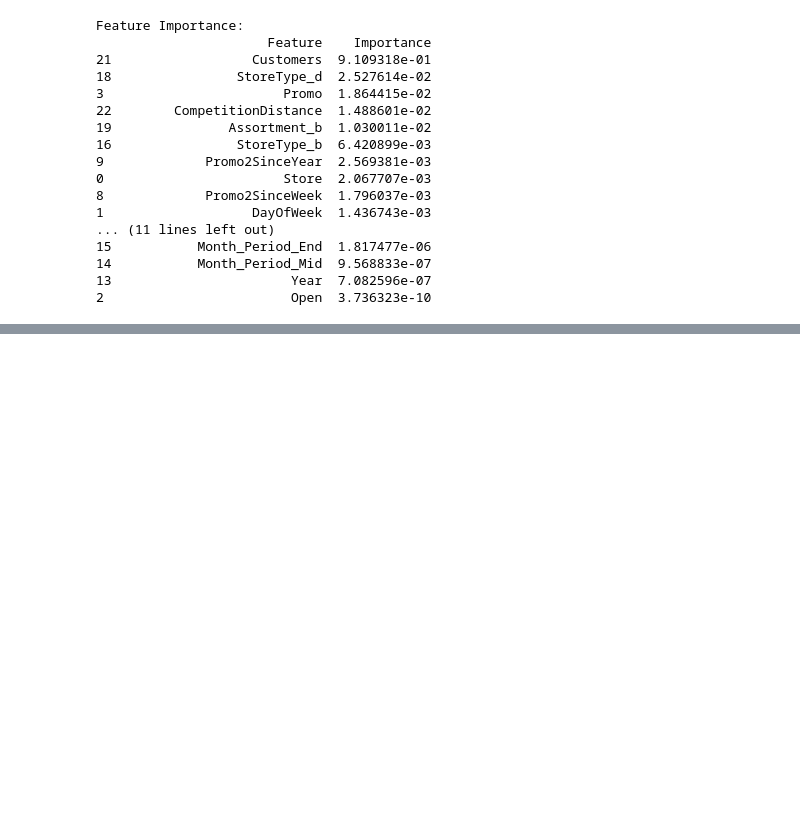
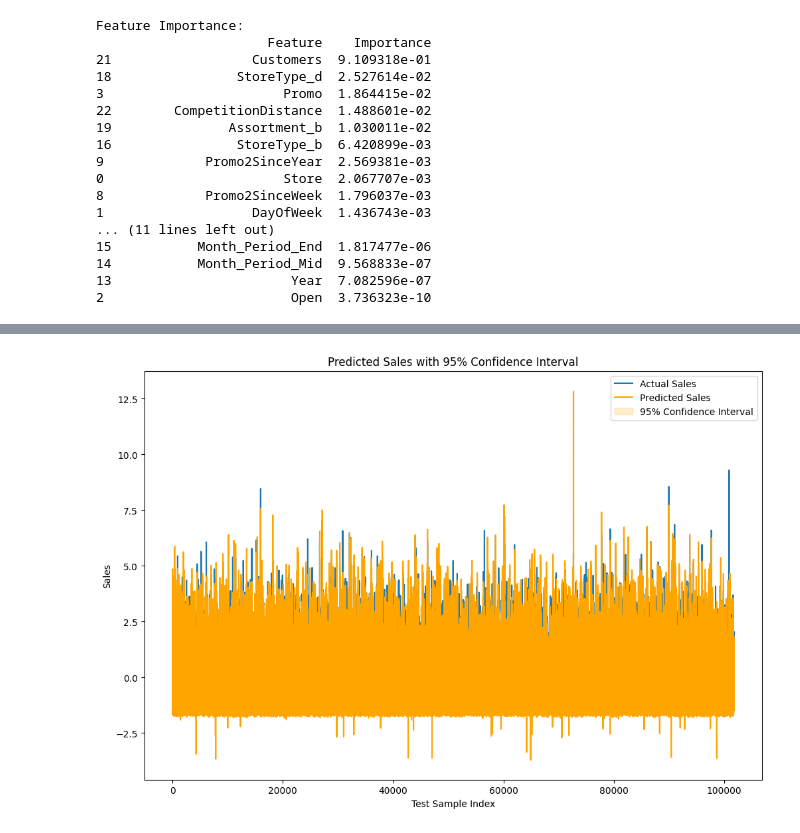
Before and after one commit to beza-lab/KAIM-WEEK-4, a Jupyter notebook: notebooks/task2_prediction_store_sales.ipynb, the cells around one changed output, grey strips where cells are left out. Drawn from its saved outputs; the diff is of its cells as text; code cells hidden in the pictures; blank space fills up the shorter version.

```diff
--- a/notebooks/task2_prediction_store_sales.ipynb
+++ b/notebooks/task2_prediction_store_sales.ipynb
@@ -294,3 +294,88 @@ Feature Importance:
 14           Month_Period_Mid  9.568833e-07
 13                       Year  7.082596e-07
 2                        Open  3.736323e-10
+# %%
+import joblib
+import pandas as pd
+import numpy as np  # Import numpy
+from datetime import datetime
+from sklearn.preprocessing import StandardScaler
+from sklearn.linear_model import LinearRegression  # Simpler model
+from sklearn.pipeline import make_pipeline
+from sklearn.model_selection import train_test_split
+from sklearn.utils import resample
+import matplotlib.pyplot as plt
+
+# Load the preprocessed data
+df_preprocessed = pd.read_csv('D:/week4 data/preprocessed_data.csv')
+df_preprocessed = df_preprocessed.drop(columns=['Date', 'StateHoliday', 'PromoInterval'])
+df_preprocessed = df_preprocessed.fillna(df_preprocessed.mean())
+
+# Define features and target variable
+X = df_preprocessed.drop(columns=['Sales'])
+y = df_preprocessed['Sales']
+
+# Split the data into training and test sets
+X_train, X_test, y_train, y_test = train_test_split(X, y, test_size=0.1, random_state=42)  # Smaller test size
+
+# Create a simpler pipeline using Linear Regression
+pipeline = make_pipeline(
+    StandardScaler(),
+    LinearRegression()
+)
+
+# Fit the model
+pipeline.fit(X_train, y_train)
+
+# Get the current timestamp
+timestamp = datetime.now().strftime("%d-%m-%Y-%H-%M-%S-%f")
+
+# Serialize the model with compression and the timestamp
+joblib.dump(pipeline, f'D:/week4 data/linear_regression_pipeline_{timestamp}.pkl', compress=1)  # Lower compression level for speed
+
+print("Simplified model serialized and saved successfully with compression and timestamp!")
+
+# For Confidence Interval Estimation:
+
+# Use a smaller subset of data for testing
+X_train_subset = X_train.sample(frac=0.1, random_state=42)
+y_train_subset = y_train.sample(frac=0.1, random_state=42)
+
+# Number of bootstrap samples
+n_bootstrap = 50
+
+# Initialize lists to store results
+predictions_list = []
+
+for i in range(n_bootstrap):
+    # Resample the training data with replacement
+    X_resampled, y_resampled = resample(X_train_subset, y_train_subset)
+
+    # Fit the model on the resampled data
+    pipeline.fit(X_resampled, y_resampled)
+
+    # Make predictions on the test set
+    y_pred_bootstrap = pipeline.predict(X_test)
+
+    # Store the predictions
+    predictions_list.append(y_pred_bootstrap)
+
+# Convert list to array for easier manipulation
+predictions_array = np.array(predictions_list)
+
+# Calculate the mean and confidence intervals
+mean_predictions = np.mean(predictions_array, axis=0)
+lower_bound = np.percentile(predictions_array, 2.5, axis=0)
+upper_bound = np.percentile(predictions_array, 97.5, axis=0)
+
+# Visualize the confidence intervals
+plt.figure(figsize=(12, 8))
+plt.plot(y_test.reset_index(drop=True), label='Actual Sales')
+plt.plot(mean_predictions, label='Predicted Sales', color='orange')
+plt.fill_between(np.arange(len(y_test)), lower_bound, upper_bound, color='orange', alpha=0.2, label='95% Confidence Interval')
+plt.xlabel('Test Sample Index')
+plt.ylabel('Sales')
+plt.legend()
+plt.title('Predicted Sales with 95% Confidence Interval')
+plt.show()
+# %% [output]
@@ -296,0 +383 @@ Feature Importance:
+[figure, added]
```
Also changed, not shown: parts of 3 cells of this notebook.
